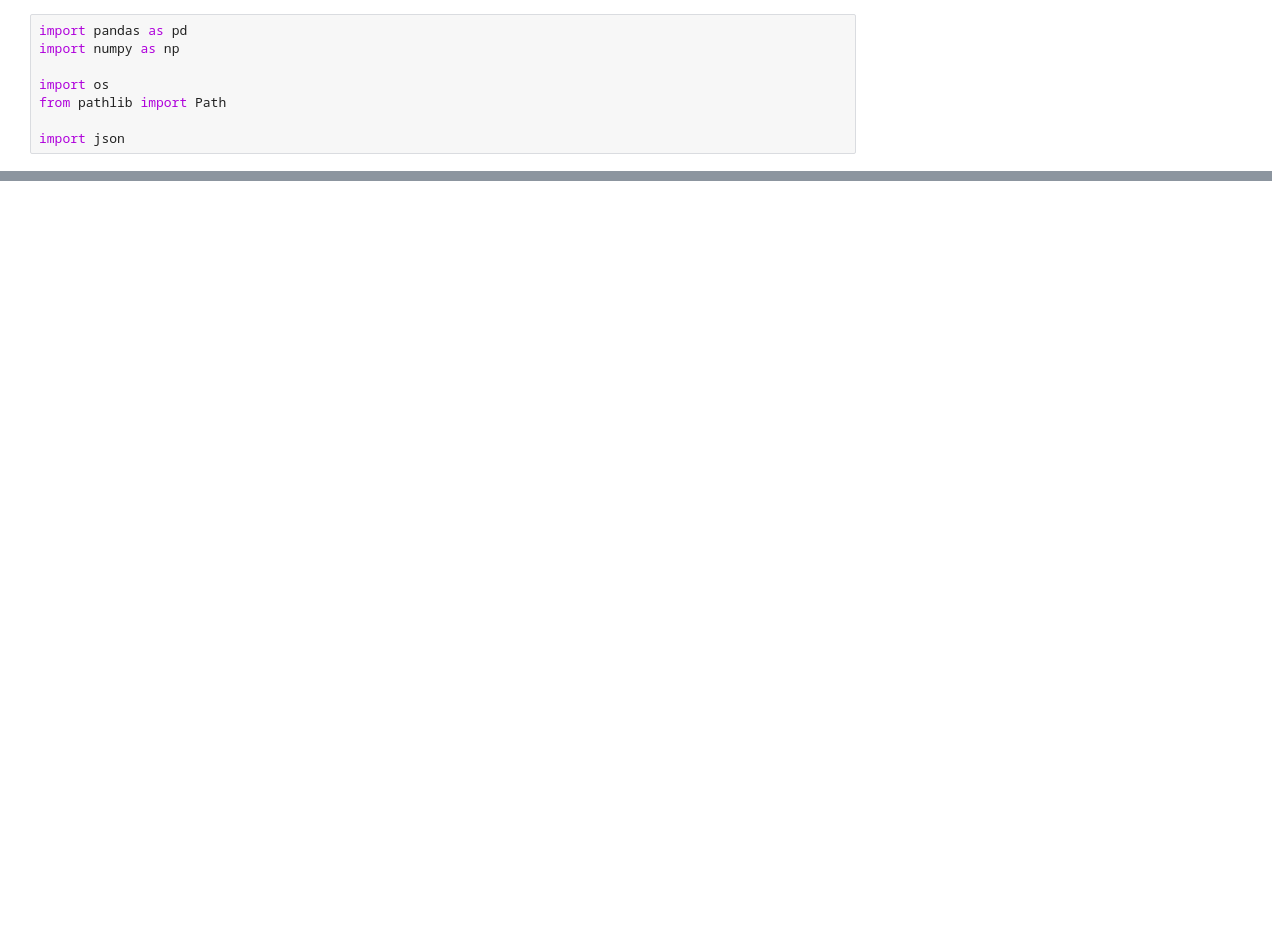
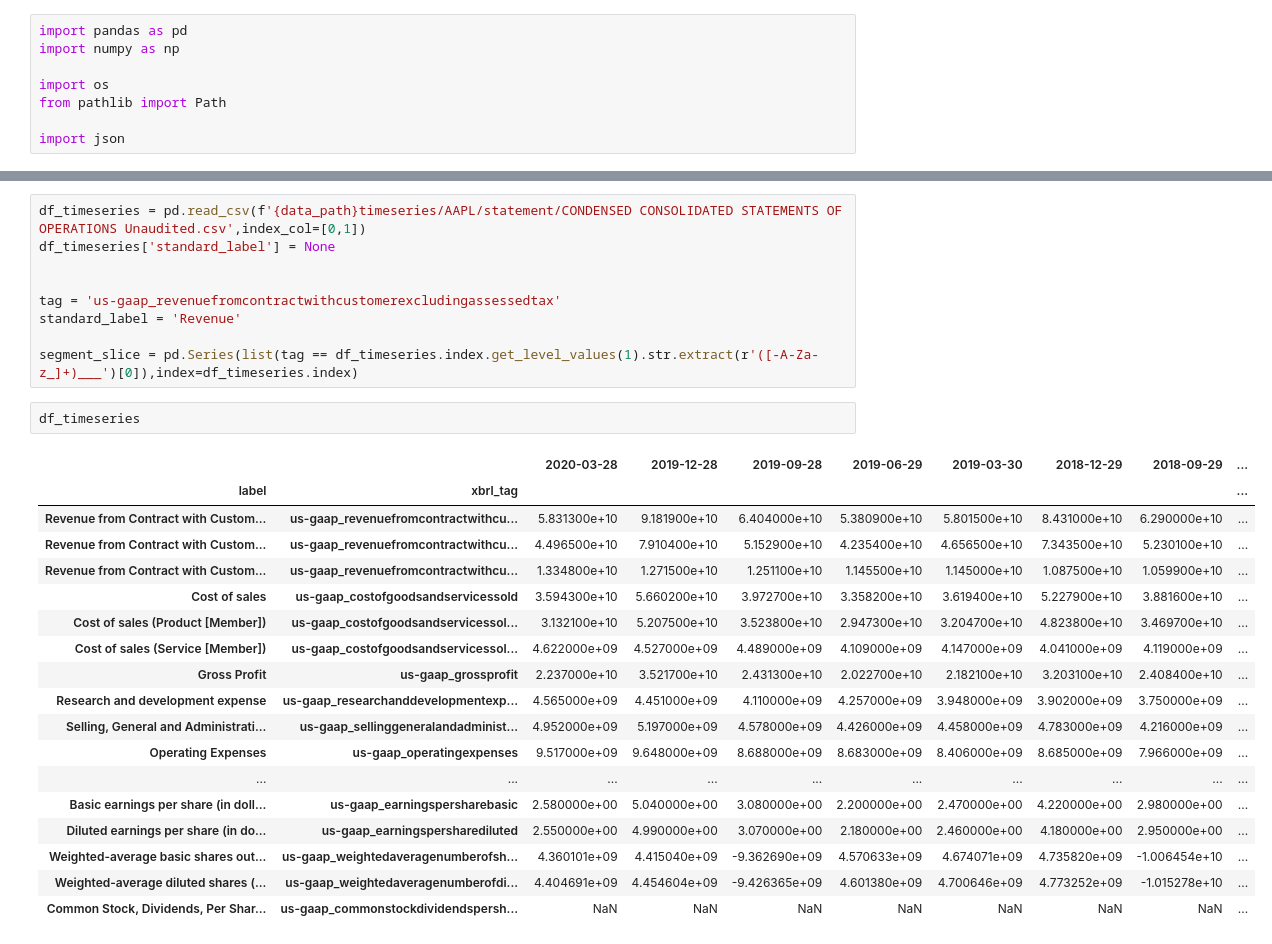
Before and after one commit to antgoldbloom/XBRL_Parser, a Jupyter notebook: canonical_standard_label_mapping_tools.ipynb, the cells around one changed output, grey strips where cells are left out. Cells and saved outputs as stored; diff of their text form; blank space fills up the shorter version.

```diff
--- a/canonical_standard_label_mapping_tools.ipynb
+++ b/canonical_standard_label_mapping_tools.ipynb
@@ -9,2 +189,32 @@ import json
+# %%
+df_timeseries = pd.read_csv(f'{data_path}timeseries/AAPL/statement/CONDENSED CONSOLIDATED STATEMENTS OF OPERATIONS Unaudited.csv',index_col=[0,1])
+df_timeseries['standard_label'] = None
+
+
+tag = 'us-gaap_revenuefromcontractwithcustomerexcludingassessedtax'
+standard_label = 'Revenue'
+
+segment_slice = pd.Series(list(tag == df_timeseries.index.get_level_values(1).str.extract(r'([-A-Za-z_]+)___')[0]),index=df_timeseries.index)
+# %%
+df_timeseries
+# %% [output]
+|  |  | 2020-03-28 | 2019-12-28 | 2019-09-28 | 2019-06-29 | 2019-03-30 | 2018-12-29 | 2018-09-29 | ... |
+| label | xbrl_tag |  |  |  |  |  |  |  | ... |
+| Revenue from Contract with Custom... | us-gaap_revenuefromcontractwithcu... | 5.831300e+10 | 9.181900e+10 | 6.404000e+10 | 5.380900e+10 | 5.801500e+10 | 8.431000e+10 | 6.290000e+10 | ... |
+| Revenue from Contract with Custom... | us-gaap_revenuefromcontractwithcu... | 4.496500e+10 | 7.910400e+10 | 5.152900e+10 | 4.235400e+10 | 4.656500e+10 | 7.343500e+10 | 5.230100e+10 | ... |
+| Revenue from Contract with Custom... | us-gaap_revenuefromcontractwithcu... | 1.334800e+10 | 1.271500e+10 | 1.251100e+10 | 1.145500e+10 | 1.145000e+10 | 1.087500e+10 | 1.059900e+10 | ... |
+| Cost of sales | us-gaap_costofgoodsandservicessold | 3.594300e+10 | 5.660200e+10 | 3.972700e+10 | 3.358200e+10 | 3.619400e+10 | 5.227900e+10 | 3.881600e+10 | ... |
+| Cost of sales (Product [Member]) | us-gaap_costofgoodsandservicessol... | 3.132100e+10 | 5.207500e+10 | 3.523800e+10 | 2.947300e+10 | 3.204700e+10 | 4.823800e+10 | 3.469700e+10 | ... |
+| Cost of sales (Service [Member]) | us-gaap_costofgoodsandservicessol... | 4.622000e+09 | 4.527000e+09 | 4.489000e+09 | 4.109000e+09 | 4.147000e+09 | 4.041000e+09 | 4.119000e+09 | ... |
+| Gross Profit | us-gaap_grossprofit | 2.237000e+10 | 3.521700e+10 | 2.431300e+10 | 2.022700e+10 | 2.182100e+10 | 3.203100e+10 | 2.408400e+10 | ... |
+| Research and development expense | us-gaap_researchanddevelopmentexp... | 4.565000e+09 | 4.451000e+09 | 4.110000e+09 | 4.257000e+09 | 3.948000e+09 | 3.902000e+09 | 3.750000e+09 | ... |
+| Selling, General and Administrati... | us-gaap_sellinggeneralandadminist... | 4.952000e+09 | 5.197000e+09 | 4.578000e+09 | 4.426000e+09 | 4.458000e+09 | 4.783000e+09 | 4.216000e+09 | ... |
+| Operating Expenses | us-gaap_operatingexpenses | 9.517000e+09 | 9.648000e+09 | 8.688000e+09 | 8.683000e+09 | 8.406000e+09 | 8.685000e+09 | 7.966000e+09 | ... |
+| ... | ... | ... | ... | ... | ... | ... | ... | ... | ... |
+| Basic earnings per share (in doll... | us-gaap_earningspersharebasic | 2.580000e+00 | 5.040000e+00 | 3.080000e+00 | 2.200000e+00 | 2.470000e+00 | 4.220000e+00 | 2.980000e+00 | ... |
+| Diluted earnings per share (in do... | us-gaap_earningspersharediluted | 2.550000e+00 | 4.990000e+00 | 3.070000e+00 | 2.180000e+00 | 2.460000e+00 | 4.180000e+00 | 2.950000e+00 | ... |
+| Weighted-average basic shares out... | us-gaap_weightedaveragenumberofsh... | 4.360101e+09 | 4.415040e+09 | -9.362690e+09 | 4.570633e+09 | 4.674071e+09 | 4.735820e+09 | -1.006454e+10 | ... |
+| Weighted-average diluted shares (... | us-gaap_weightedaveragenumberofdi... | 4.404691e+09 | 4.454604e+09 | -9.426365e+09 | 4.601380e+09 | 4.700646e+09 | 4.773252e+09 | -1.015278e+10 | ... |
+| Common Stock, Dividends, Per Shar... | us-gaap_commonstockdividendspersh... | NaN | NaN | NaN | NaN | NaN | NaN | NaN | ... |
 # %%
 # %% [output]
```
Also changed, not shown: parts of 13 cells of this notebook, 4 other files.
